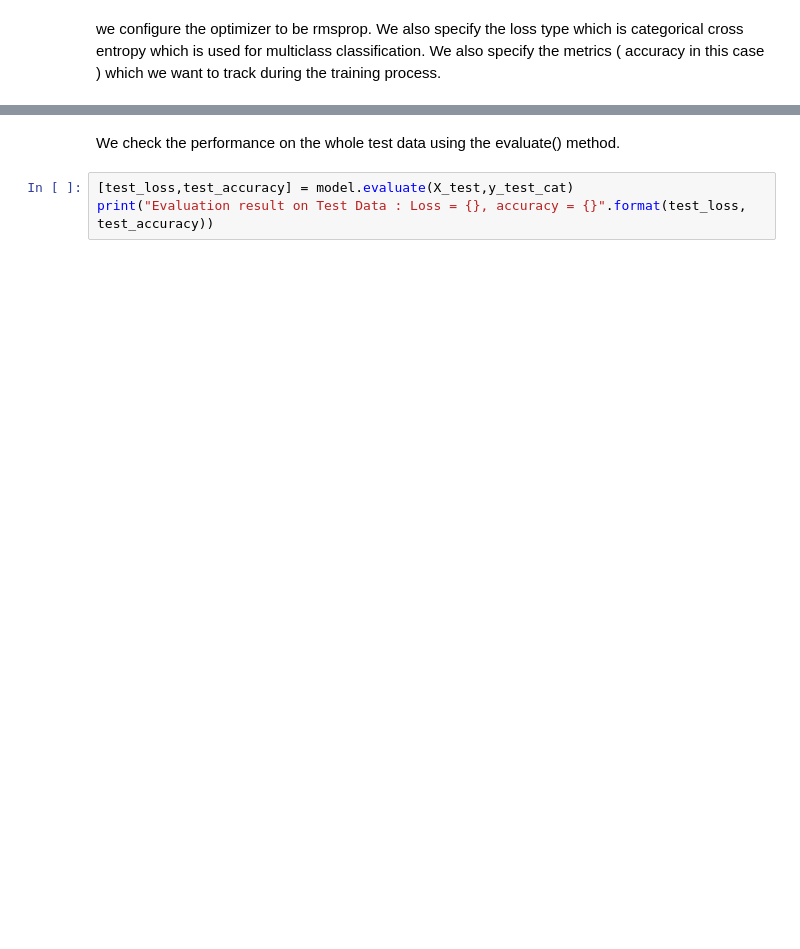
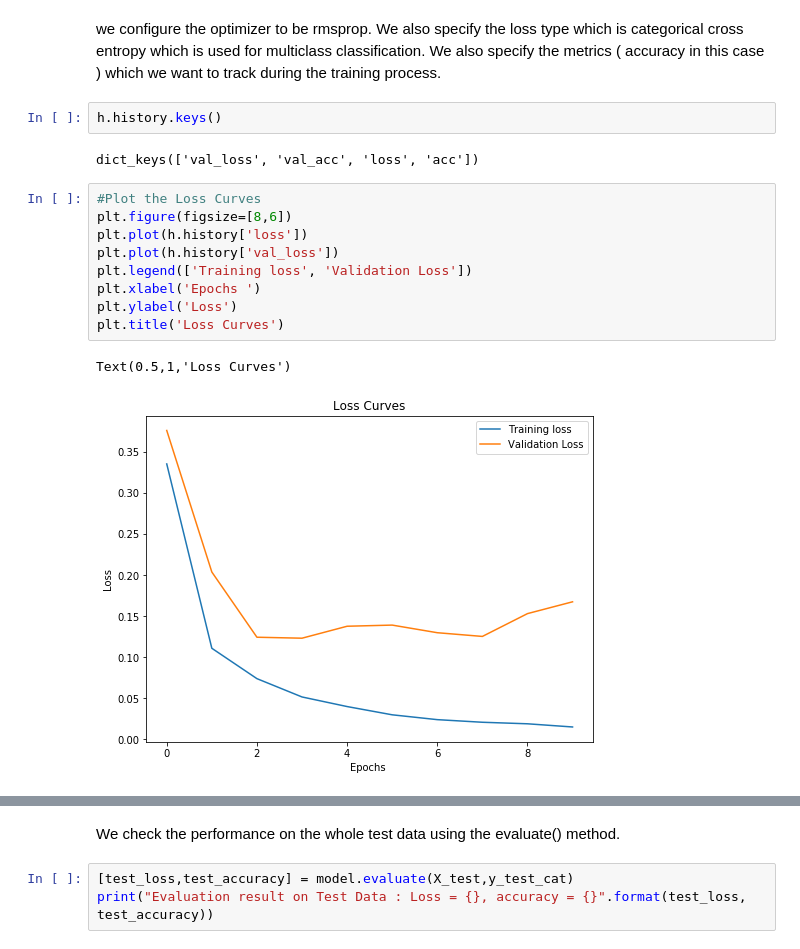
Before and after one commit to lakshmipriya04/DeepLearning, a Jupyter notebook: CNN/digit recognizer.ipynb, the cells around one changed output, grey strips where cells are left out. Drawn from its saved outputs; the diff is of its cells as text; blank space fills up the shorter version.

```diff
--- a/CNN/digit recognizer.ipynb
+++ b/CNN/digit recognizer.ipynb
@@ -185,2 +203,18 @@ h = model.fit(X_train,y_train_cat,batch_size=128,epochs=10,verbose=1,validation_
 # %% [markdown]
 we configure the optimizer to be rmsprop. We also specify the loss type which is categorical cross entropy which is used for multiclass classification. We also specify the metrics ( accuracy in this case ) which we want to track during the training process.
+# %%
+h.history.keys()
+# %% [output]
+dict_keys(['val_loss', 'val_acc', 'loss', 'acc'])
+# %%
+#Plot the Loss Curves
+plt.figure(figsize=[8,6])
+plt.plot(h.history['loss'])
+plt.plot(h.history['val_loss'])
+plt.legend(['Training loss', 'Validation Loss'])
+plt.xlabel('Epochs ')
+plt.ylabel('Loss')
+plt.title('Loss Curves')
+# %% [output]
+Text(0.5,1,'Loss Curves')
+[figure, added]
```
Also changed, not shown: parts of 17 cells of this notebook.
